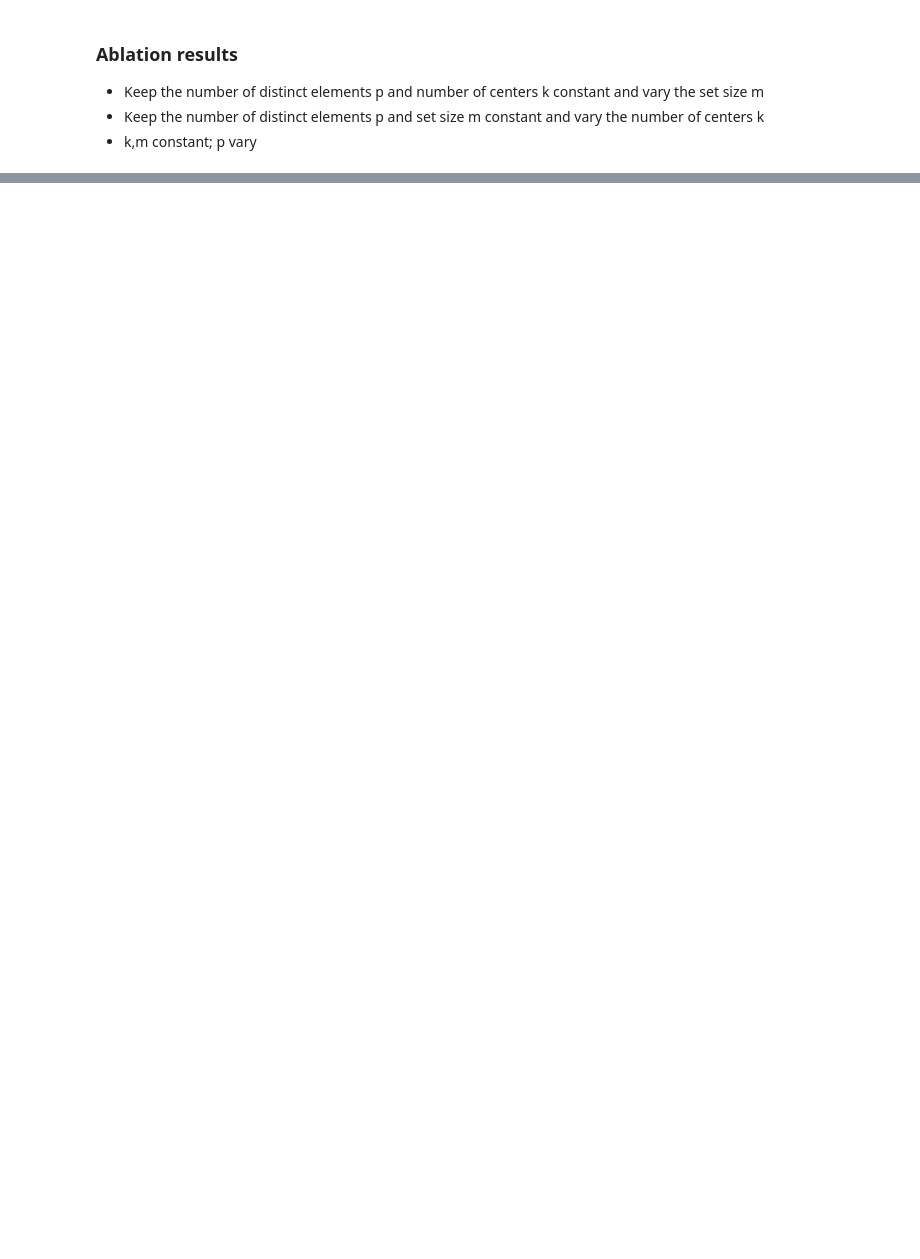
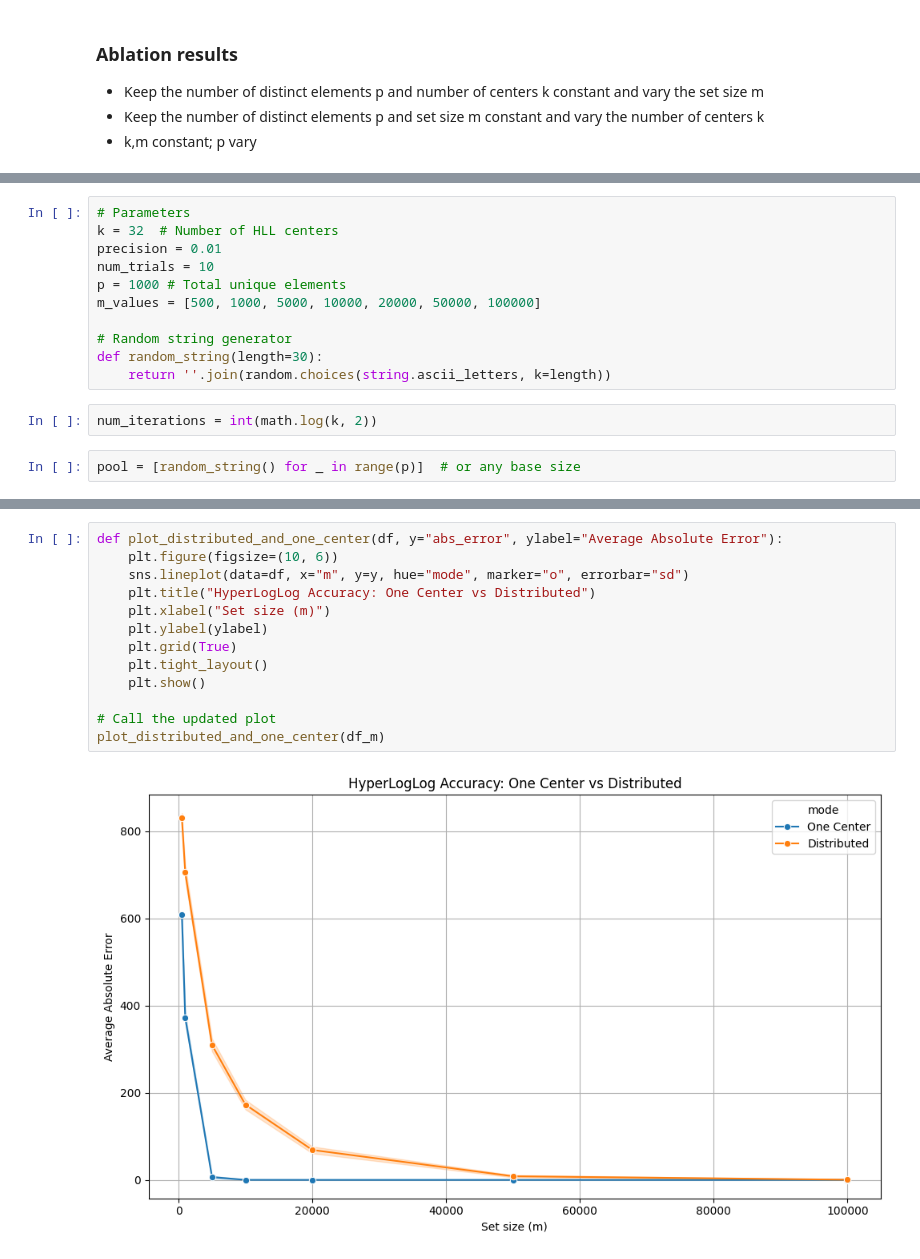
Before and after one commit to sahanakowshik/hyperloglog, a Jupyter notebook: efficient_distributed.ipynb, the cells around one changed output, grey strips where cells are left out. Drawn from its saved outputs; the diff is of its cells as text; blank space fills up the shorter version.

```diff
--- a/efficient_distributed.ipynb
+++ b/efficient_distributed.ipynb
@@ -113,0 +126,15 @@ The difference between the estimates of processing all the items at once center
+# %%
+# Parameters
+k = 32  # Number of HLL centers
+precision = 0.01
+num_trials = 10
+p = 1000 # Total unique elements
+m_values = [500, 1000, 5000, 10000, 20000, 50000, 100000]
+
+# Random string generator
+def random_string(length=30):
+    return ''.join(random.choices(string.ascii_letters, k=length))
+# %%
+num_iterations = int(math.log(k, 2))
+# %%
+pool = [random_string() for _ in range(p)]  # or any base size
@@ -113,0 +204,15 @@ The difference between the estimates of processing all the items at once center
+# %%
+def plot_distributed_and_one_center(df, y="abs_error", ylabel="Average Absolute Error"):
+    plt.figure(figsize=(10, 6))
+    sns.lineplot(data=df, x="m", y=y, hue="mode", marker="o", errorbar="sd")
+    plt.title("HyperLogLog Accuracy: One Center vs Distributed")
+    plt.xlabel("Set size (m)")
+    plt.ylabel(ylabel)
+    plt.grid(True)
+    plt.tight_layout()
+    plt.show()
+
+# Call the updated plot
+plot_distributed_and_one_center(df_m)
+# %% [output]
+[figure, added]
```
Also changed, not shown: parts of 23 cells of this notebook, 1 other file.
